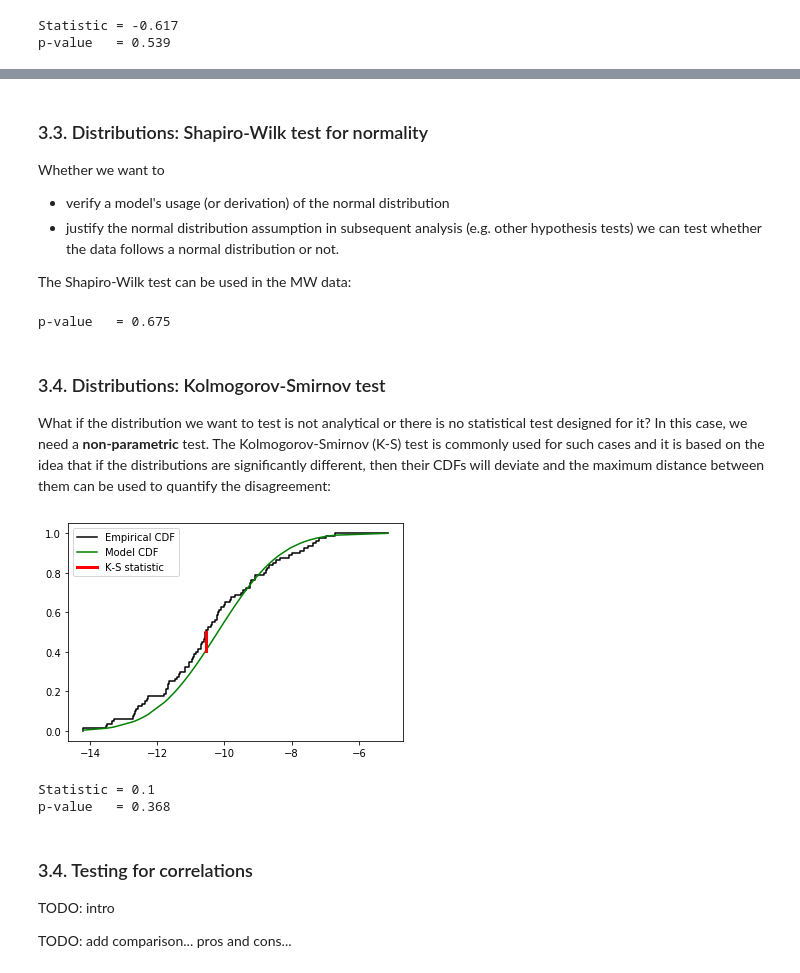
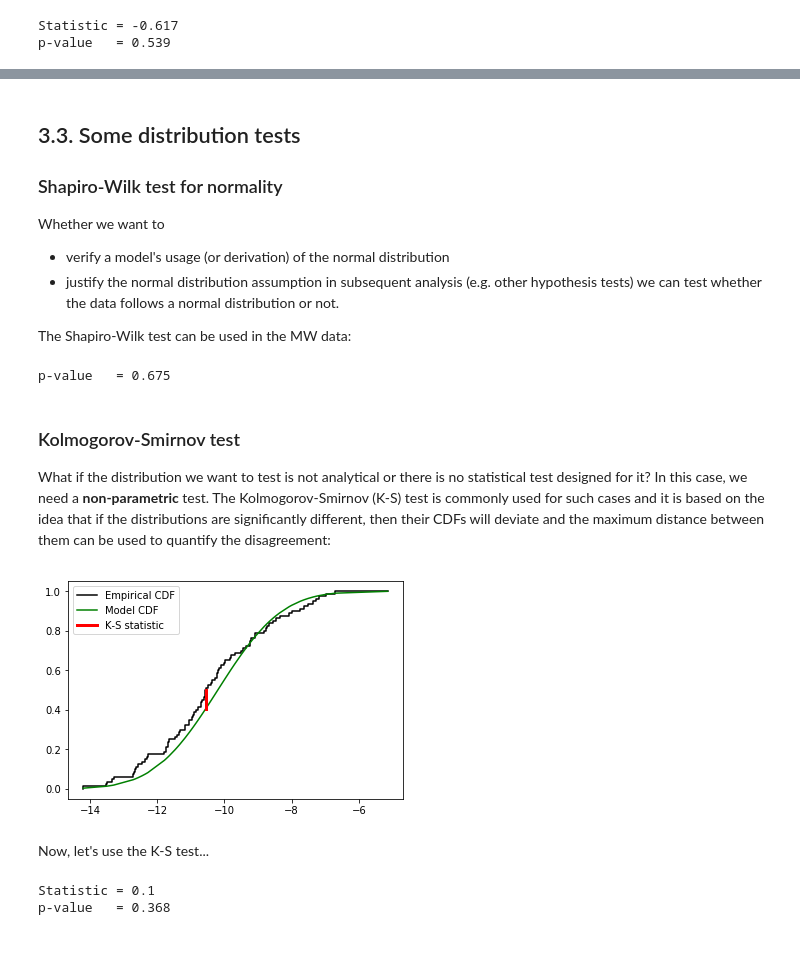
Before and after one commit to astrostatistics-in-crete/2019_summer_school, a Jupyter notebook: Hypothesis/hypothesis_S.ipynb, the cells around one changed output, grey strips where cells are left out. Cells and saved outputs as stored; diff of their text form; code cells hidden in the pictures; blank space fills up the shorter version.

```diff
--- a/Hypothesis/hypothesis_S.ipynb
+++ b/Hypothesis/hypothesis_S.ipynb
@@ -313,5 +320,7 @@ p-value   = 0.341
 # %% [markdown]
-### 3.3. Distributions: Shapiro-Wilk test for normality
+## 3.3. Some distribution tests
+
+### Shapiro-Wilk test for normality
 
 Whether we want to
 - verify a model's usage (or derivation) of the normal distribution
@@ -325,25 +334,32 @@ print("p-value   = {:.3g}".format(pvalue))
 # %% [output]
 p-value   = 0.675
 # %% [markdown]
-### 3.4. Distributions: Kolmogorov-Smirnov test
+### Kolmogorov-Smirnov test
 
 What if the distribution we want to test is not analytical or there is no statistical test designed for it? In this case, we need a **non-parametric** test. The Kolmogorov-Smirnov (K-S) test is commonly used for such cases and it is based on the idea that if the distributions are significantly different, then their CDFs will deviate and the maximum distance between them can be used to quantify the disagreement:
 # %%
 sample = absolute_MWG
+
+# construct the empirical CDF
 x_sample = np.sort(sample)
-y_sample = np.arange(0, len(sample)) / (len(sample) - 1.0)
+y_sample = np.linspace(0.0, 1.0, len(sample))
+
+# get the theoretical CDF
 y_model = st.norm.cdf(x_sample, loc=model_mean, scale=model_std)
 
-index = np.argmax((y_sample - y_model) ** 2.0)
+# find the index of the point where the distance between the two maximizes (e.g. through absolute or square difference)
+index = np.argmax(np.abs(y_sample - y_model))
 
 plt.figure()
 plt.step(x_sample, y_sample, "k-", label="Empirical CDF")
 plt.plot(x_sample, y_model, "g-", label="Model CDF")
-plt.plot([x_sample[index]] * 2, [y_sample[index], y_model[index]], "r", lw=3, label="K-S statistic")
+plt.plot([x_sample[index], x_sample[index]], [y_sample[index], y_model[index]], "r", lw=3, label="K-S statistic")
 plt.legend()
 plt.show()
 # %% [output]
-[figure, old version]
+[figure, new version]
+# %% [markdown]
+Now, let's use the K-S test...
 # %%
 sample = absolute_MWG
 model_distribution = st.norm(loc=model_mean, scale=model_std)
@@ -353,9 +369,3 @@ print("p-value   = {:.3g}".format(pvalue))
 # %% [output]
 Statistic = 0.1
 p-value   = 0.368
-# %% [markdown]
-### 3.4. Testing for correlations
-
-TODO: intro
-
-TODO: add comparison... pros and cons...
```
Also changed, not shown: parts of 13 cells of this notebook, 7 other files.
